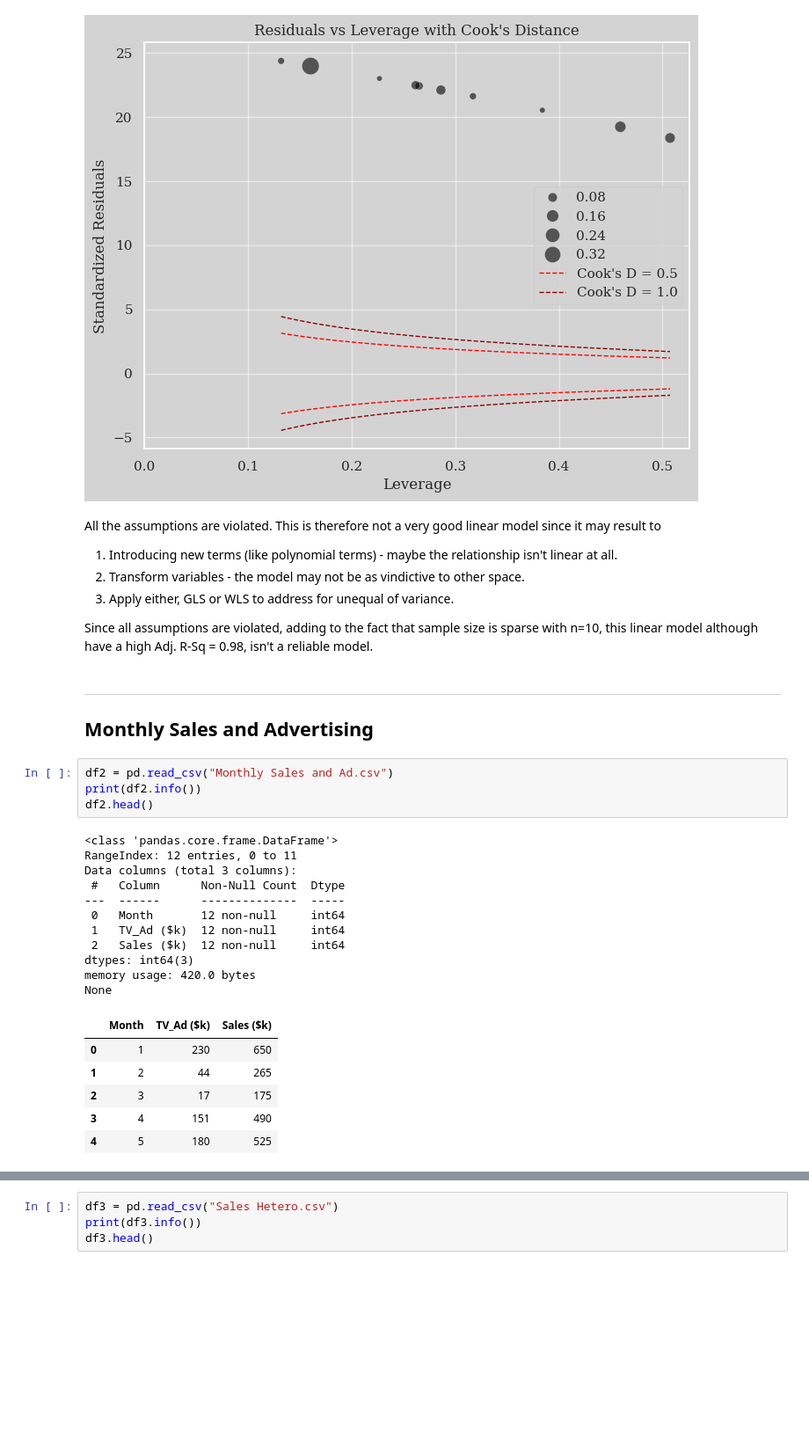
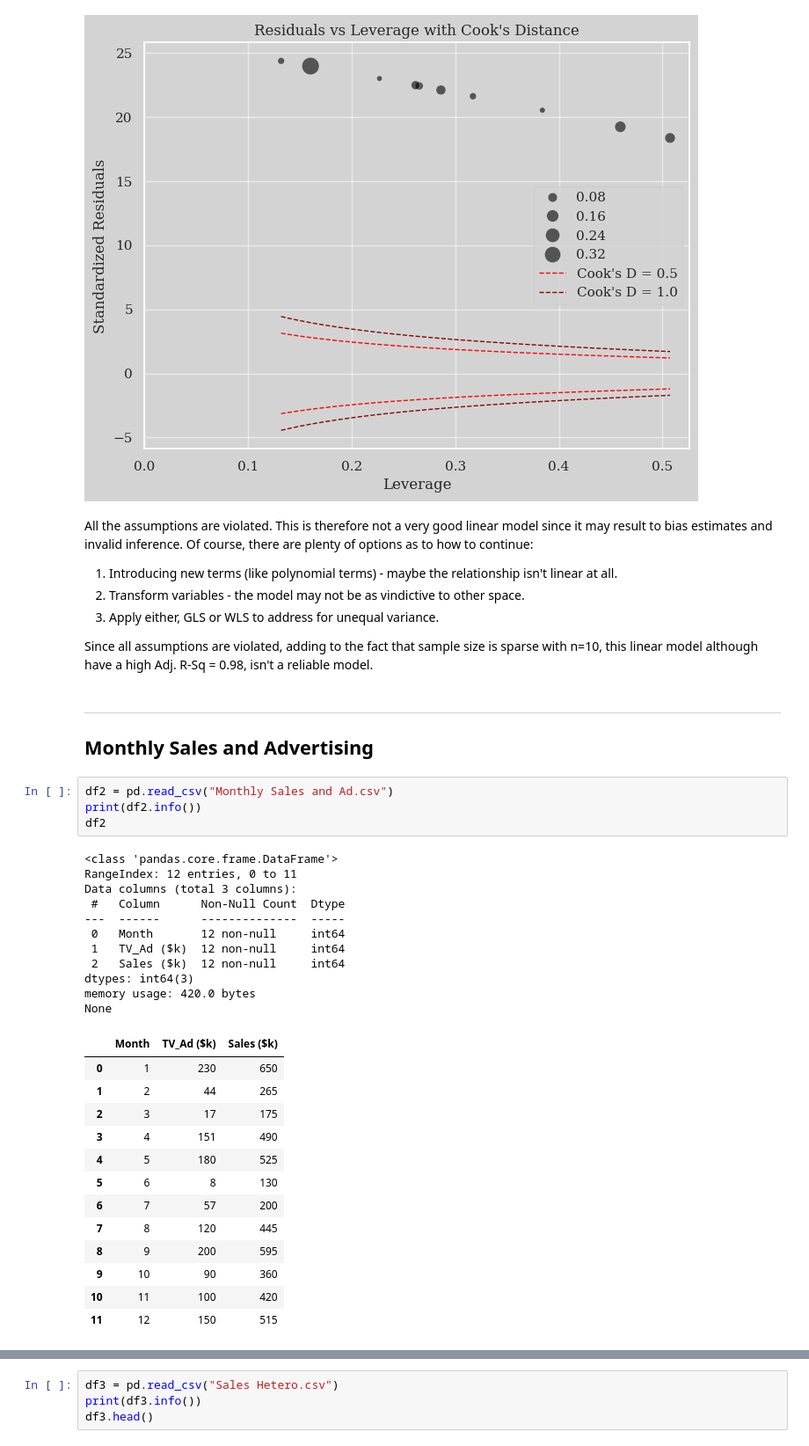
Before and after one commit to RomandRapido/APM1215-TimeSeries, a Jupyter notebook: FA1_Lansangan/FA1_Lansangan.ipynb, the cells around one changed output, grey strips where cells are left out. Shown: that part at 88% size. Drawn from its saved outputs; the diff is of its cells as text; blank space fills up the shorter version.

```diff
--- a/FA1_Lansangan/FA1_Lansangan.ipynb
+++ b/FA1_Lansangan/FA1_Lansangan.ipynb
@@ -414,12 +414,11 @@ plt.show()
 # %% [output]
 [figure]
 # %% [markdown]
-All the assumptions are violated. This is therefore not a very good linear model since it may result to
+All the assumptions are violated. This is therefore not a very good linear model since it may result to bias estimates and invalid inference. Of course, there are plenty of options as to how to continue:
 
 1. Introducing new terms (like polynomial terms) - maybe the relationship isn't linear at all.
 2. Transform variables - the model may not be as vindictive to other space.
-3. Apply either, GLS or WLS to address for unequal of variance.
-
+3. Apply either, GLS or WLS to address for unequal variance.
 
 Since all assumptions are violated, adding to the fact that sample size is sparse with n=10, this linear model although have a high Adj. R-Sq = 0.98, isn't a reliable model.
 # %% [markdown]
@@ -429,25 +428,32 @@ Since all assumptions are violated, adding to the fact that sample size is spars
 # %%
 df2 = pd.read_csv("Monthly Sales and Ad.csv")
 print(df2.info())
-df2.head()
+df2
 # %% [output]
 <class 'pandas.core.frame.DataFrame'>
 RangeIndex: 12 entries, 0 to 11
 Data columns (total 3 columns):
  #   Column      Non-Null Count  Dtype
 ---  ------      --------------  -----
  0   Month       12 non-null     int64
  1   TV_Ad ($k)  12 non-null     int64
  2   Sales ($k)  12 non-null     int64
 dtypes: int64(3)
 memory usage: 420.0 bytes
 None
 |  | Month | TV_Ad ($k) | Sales ($k) |
 | 0 | 1 | 230 | 650 |
 | 1 | 2 | 44 | 265 |
 | 2 | 3 | 17 | 175 |
 | 3 | 4 | 151 | 490 |
 | 4 | 5 | 180 | 525 |
+| 5 | 6 | 8 | 130 |
+| 6 | 7 | 57 | 200 |
+| 7 | 8 | 120 | 445 |
+| 8 | 9 | 200 | 595 |
+| 9 | 10 | 90 | 360 |
+| 10 | 11 | 100 | 420 |
+| 11 | 12 | 150 | 515 |
 # %%
 response = 'Sales ($k)'
 Y = df2[response]
```
Also changed, not shown: parts of 18 cells of this notebook.
